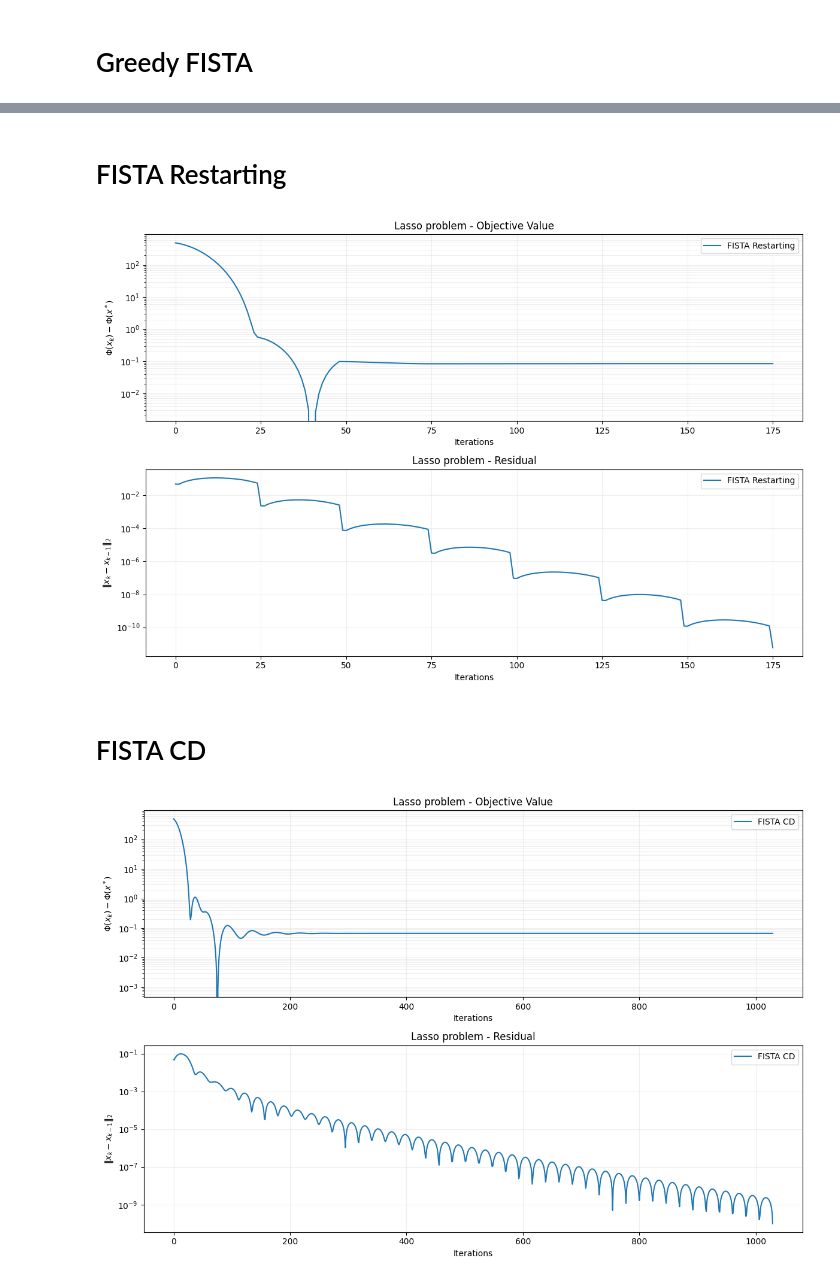
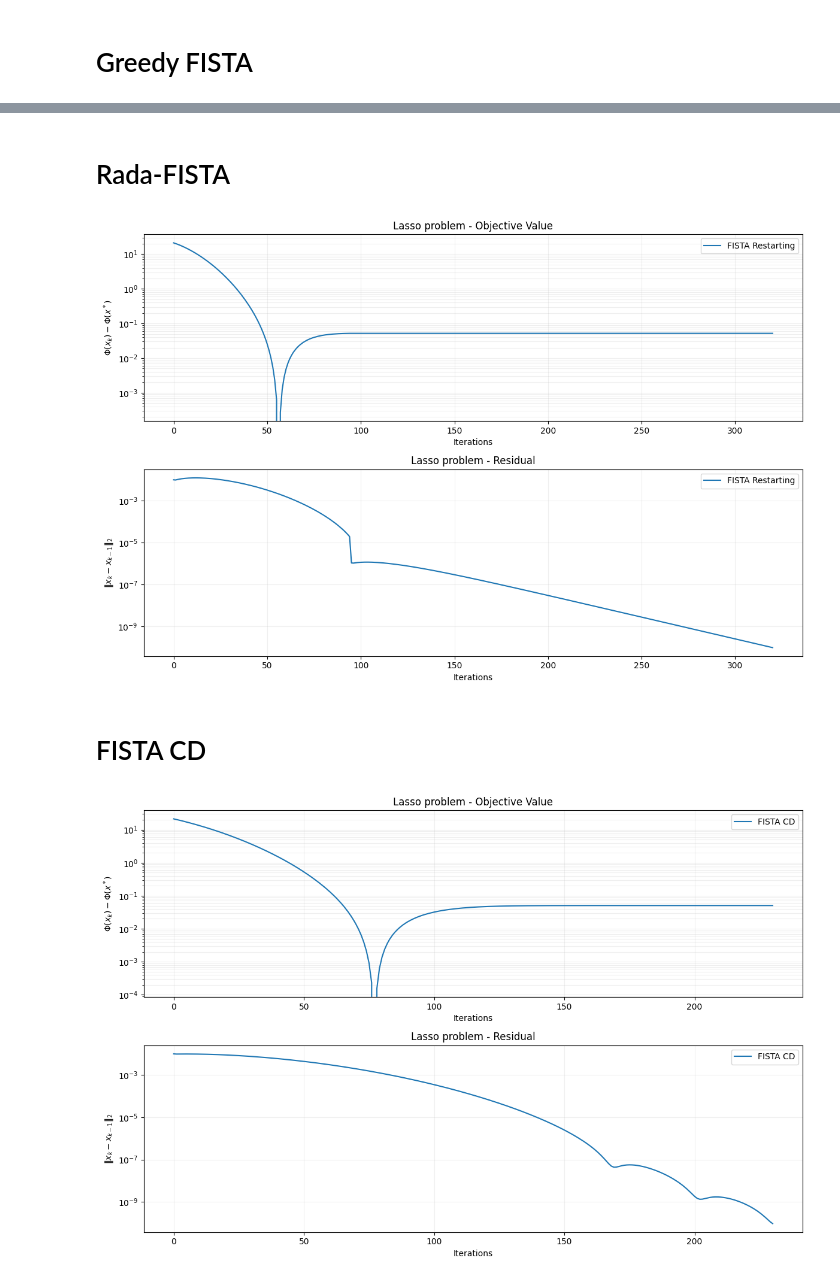
Before and after one commit to DIlyess/FISTA_Variants, a Jupyter notebook: notebooks/lasso.ipynb, the cells around one changed output, grey strips where cells are left out. Saved outputs shown, nothing was run; the diff lists cells and outputs as text; code cells hidden in the pictures.

Commit message:
[feat] finalised the comparison for lasso problem

```diff
--- a/notebooks/lasso.ipynb
+++ b/notebooks/lasso.ipynb
@@ -81,2 +88,2 @@ vis.plot_convergence([history], labels=["FISTA Greedy"], title="Lasso problem")
 # %% [markdown]
-# FISTA Restarting
+# Rada-FISTA
@@ -87,8 +94,8 @@ x, history = fista_restart.optimize(*lasso)
 # %%
-vis.plot_convergence([history], labels=["FISTA Restarting"], title="Lasso problem")
+vis.plot_convergence([history_rada], labels=["FISTA Restarting"], title="Lasso problem")
 # %% [output]
-[figure, old version]
+[figure, new version]
 # %% [markdown]
 # FISTA CD
 # %%
-fista_cd = FistaCD(params)
+fista_lazy = FistaCD(params, d=40)
@@ -97,4 +102,6 @@ x, history = fista_cd.optimize(*lasso)
+# %%
+x__lazy, history_lazy = fista_lazy.optimize(*lasso)
 # %%
-vis.plot_convergence([history], labels=["FISTA CD"], title="Lasso problem")
+vis.plot_convergence([history_lazy], labels=["FISTA CD"], title="Lasso problem")
 # %% [output]
-[figure, old version]
+[figure, new version]
```
Also changed, not shown: parts of 18 cells of this notebook.
